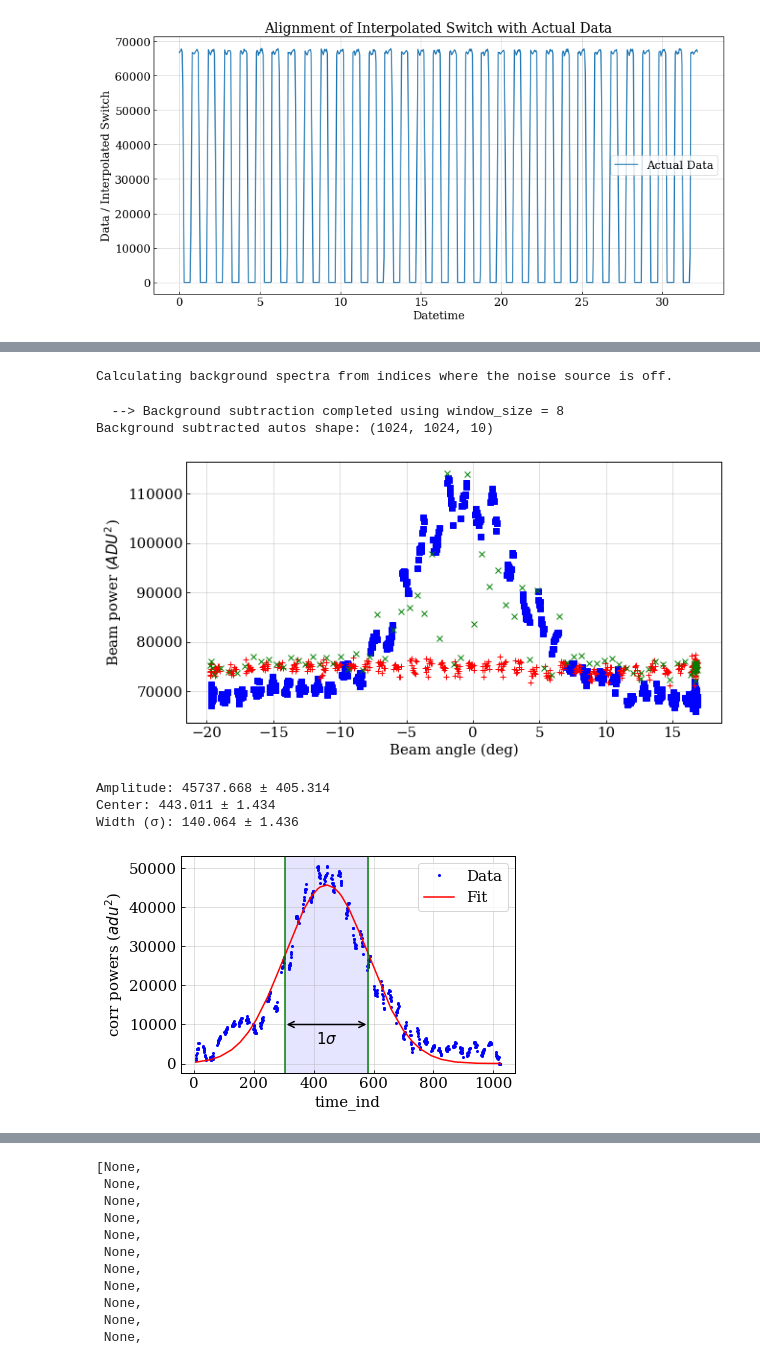
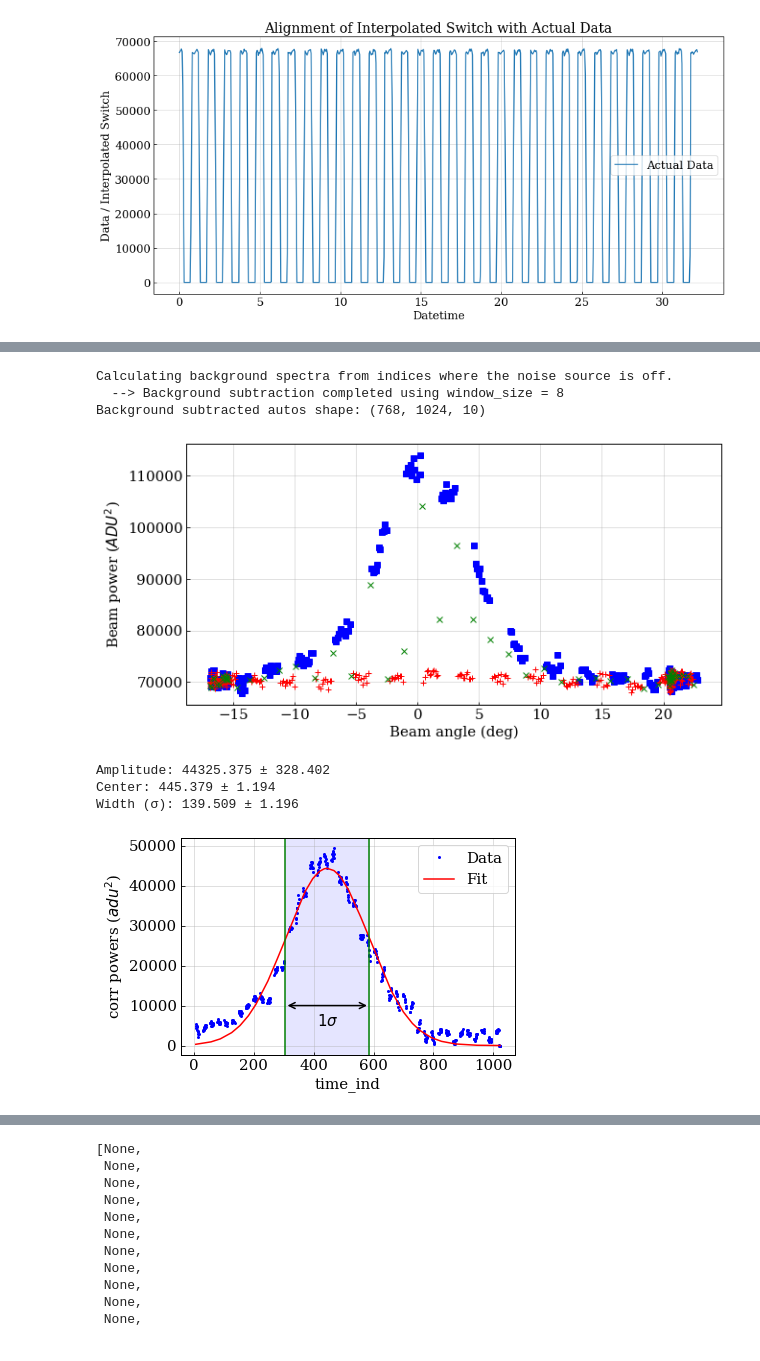
Before and after one commit to WVURAIL/DigitalNoiseSource, a Jupyter notebook: data_analysis_notebooks/drone_publications_plots.ipynb, the cells around one changed output, grey strips where cells are left out. Drawn from its saved outputs; the diff is of its cells as text; code cells hidden in the pictures.

```diff
--- a/data_analysis_notebooks/drone_publications_plots.ipynb
+++ b/data_analysis_notebooks/drone_publications_plots.ipynb
@@ -683,6 +772,6 @@ def Extract_Source_Pulses_pub(self,f_ind):
 
         return self.inds_on, self.inds_off, self.inds_span
 # %%
-inds_on, inds_off, inds_span=Extract_Source_Pulses_pub(corr_data, f_ind=305)
+inds_on, inds_off, inds_span=Extract_Source_Pulses_pub(corr_data, f_ind=335)
 # %% [output]
 Maximum Pearson_R Correlations between data and square wave function:
@@ -745,3 +834,8 @@ Frequency: 673.046875 MHz
 [figure]
 [figure]
 [figure]
+# %%
+## for two different speed fights --
+
+inds_on1, inds_off1, inds_span1=Extract_Source_Pulses_pub(corr_data1, f_ind=315)
+inds_on2, inds_off2, inds_span2=Extract_Source_Pulses_pub(corr_data2, f_ind=315)
@@ -930,37 +1026,33 @@ def Perform_Background_Subtraction_Auto(pow_mag,inds_on,inds_off,inds_span,windo
         return V_bgsub
 # %%
 ### for drone channel background subtraction
-bgsub_powmag=Perform_Background_Subtraction_Auto(pow_mag[:,:,:], inds_on, inds_off, inds_span, window_size=8)
+bgsub_powmag=Perform_Background_Subtraction_Auto(pow_mag2[:,:,:], inds_on2, inds_off2, inds_span2, window_size=8)
 # raising drone auto channels to original background --
 # possible that it has same raising floor effect on other channels (ignore them for now as we are concerened about only drone autos)
 #bgsub_powmag_295=np.add(bgsub_powmag,np.nanmean(pow_mag[inds_off,295,7]))
 #bgsub_powmag_302=np.add(bgsub_powmag,np.nanmean(pow_mag[inds_off,302,7]))
-bgsub_powmag_305=np.add(bgsub_powmag,np.nanmean(pow_mag[inds_off,305,7]))
-bgsub_powmag_310=np.add(bgsub_powmag,np.nanmean(pow_mag[inds_off,310,7]))
-bgsub_powmag_315=np.add(bgsub_powmag,np.nanmean(pow_mag[inds_off,315,7]))
-bgsub_powmag_325=np.add(bgsub_powmag,np.nanmean(pow_mag[inds_off,325,7]))
-bgsub_powmag_335=np.add(bgsub_powmag,np.nanmean(pow_mag[inds_off,335,7]))
-bgsub_powmag_345=np.add(bgsub_powmag,np.nanmean(pow_mag[inds_off,345,7]))
-
-
+bgsub_powmag_305=np.add(bgsub_powmag,np.nanmean(pow_mag2[inds_off2,305,7]))
+bgsub_powmag_310=np.add(bgsub_powmag,np.nanmean(pow_mag2[inds_off2,310,7]))
+bgsub_powmag_315=np.add(bgsub_powmag,np.nanmean(pow_mag2[inds_off2,315,7]))
+bgsub_powmag_325=np.add(bgsub_powmag,np.nanmean(pow_mag2[inds_off2,325,7]))
+bgsub_powmag_335=np.add(bgsub_powmag,np.nanmean(pow_mag2[inds_off2,335,7]))
+bgsub_powmag_345=np.add(bgsub_powmag,np.nanmean(pow_mag2[inds_off2,345,7]))
 
 ## background subtracted drone-dish autos in linear space
 
 plt.figure(figsize=(10,5))
-plt.plot(drone_angles[inds_on],bgsub_powmag_325[inds_on,305,7], 'bs')
-plt.plot(drone_angles[inds_off],pow_mag[inds_off,305,7], 'r+')
-plt.plot(drone_angles[inds_span],pow_mag[inds_span,305,7], 'gx')
+plt.plot(drone_angles2[inds_on2],bgsub_powmag_315[inds_on2,315,7], 'bs')
+plt.plot(drone_angles2[inds_off2],pow_mag2[inds_off2,315,7], 'r+')
+plt.plot(drone_angles2[inds_span2],pow_mag2[inds_span2,315,7], 'gx')
 #plt.plot(drone_angles,10*np.log(pow_mag[:,325,8]), 'r+')
 plt.xlabel("Beam angle (deg)")
 plt.ylabel("Beam power ($ADU^2$)")
-#plt.xlim(-17,18)
-#plt.ylim(60,110)
-print(f'Background subtracted autos shape: {bgsub_powmag_325.shape}')
+print(f'Background subtracted autos shape: {bgsub_powmag_315.shape}')
 # %% [output]
 Calculating background spectra from indices where the noise source is off.
+  --> Background subtraction completed using window_size = 8
+Background subtracted autos shape: (768, 1024, 10)
-  --> Background subtraction completed using window_size = 8
-Background subtracted autos shape: (1024, 1024, 10)
-[figure, old version]
+[figure, new version]
 # %%
 ## defining gaussian fit
 def gaussian(x, amp, cen, wid):
@@ -969,7 +1061,7 @@ def gaussian(x, amp, cen, wid):
 # %%
 ## fitting gaussian to the cross data
 
-f_ind=305
+f_ind=315
 corr_index=8
 xdata = inds_on
 ydata=pow_mag[inds_on,f_ind,corr_index]
@@ -1005,10 +1097,10 @@ plt.ylabel('corr powers ($adu^2$)')
 plt.legend()
 plt.show()
 # %% [output]
-Amplitude: 45737.668 ± 405.314
-Center: 443.011 ± 1.434
-Width (σ): 140.064 ± 1.436
+Amplitude: 44325.375 ± 328.402
+Center: 445.379 ± 1.194
+Width (σ): 139.509 ± 1.196
-[figure, old version]
+[figure, new version]
 # %%
 ## fitting gaussian to the auto data
 
```
Also changed, not shown: parts of 48 cells of this notebook.
